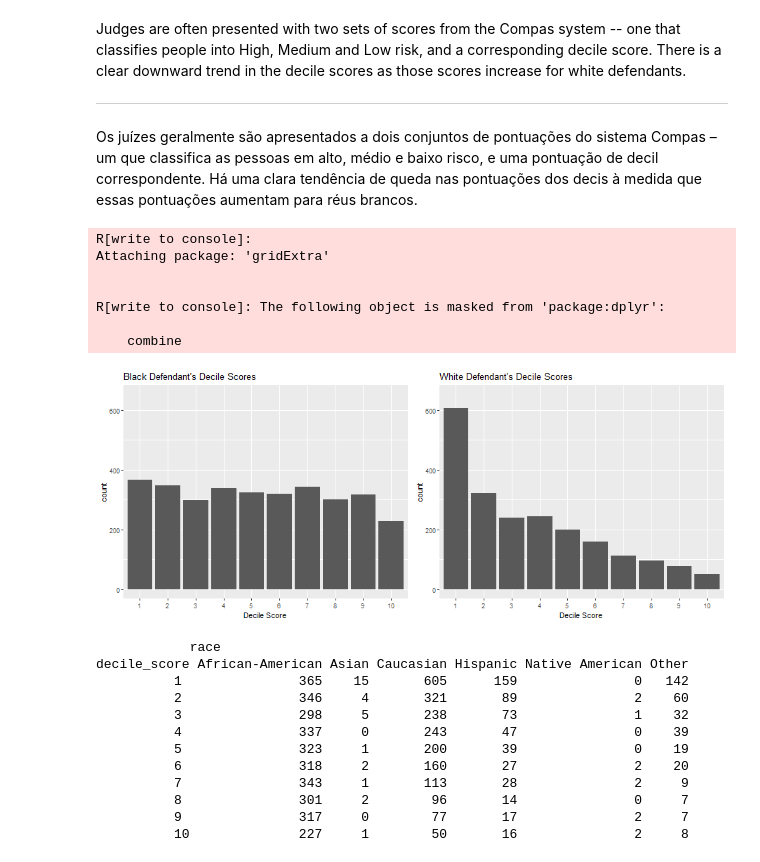
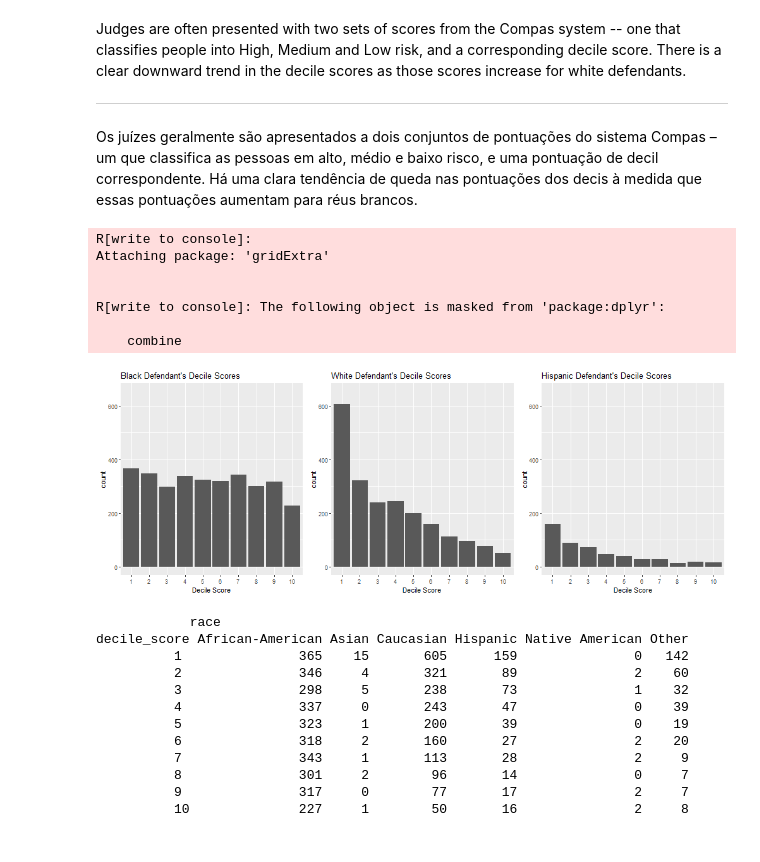
Before and after one commit to rodolfobolconte/fairness-testing, a Jupyter notebook: compas-propublica-analysis/Compas Analysis copy.ipynb, the cells around one changed output. Saved outputs shown, nothing was run; the diff lists cells and outputs as text; code cells hidden in the pictures.

```diff
--- a/compas-propublica-analysis/Compas Analysis copy.ipynb
+++ b/compas-propublica-analysis/Compas Analysis copy.ipynb
@@ -198,26 +218,37 @@ Judges are often presented with two sets of scores from the Compas system -- one
 ---
 Os juízes geralmente são apresentados a dois conjuntos de pontuações do sistema Compas – um que classifica as pessoas em alto, médio e baixo risco, e uma pontuação de decil correspondente. Há uma clara tendência de queda nas pontuações dos decis à medida que essas pontuações aumentam para réus brancos.
 # %%
-%%R -w 900 -h 363 -u px
+%%R -w 1000 -h 363 -u px
 library(grid)
 library(gridExtra)
 pblack <- ggplot(data=filter(df, race =="African-American"), aes(ordered(decile_score))) +
-    geom_bar() + xlab("Decile Score") +
-    ylim(0, 650) + ggtitle("Black Defendant's Decile Scores")
+    geom_bar() +
+    xlab("Decile Score") +
+    ylim(0, 650) +
+    ggtitle("Black Defendant's Decile Scores")
 
 pwhite <- ggplot(data=filter(df, race =="Caucasian"), aes(ordered(decile_score))) +
-    geom_bar() + xlab("Decile Score") +
-    ylim(0, 650) + ggtitle("White Defendant's Decile Scores")
-grid.arrange(pblack, pwhite,  ncol = 2)
+    geom_bar() +
+    xlab("Decile Score") +
+    ylim(0, 650) +
+    ggtitle("White Defendant's Decile Scores")
+
+phisp <- ggplot(data=filter(df, race =="Hispanic"), aes(ordered(decile_score))) +
+    geom_bar() +
+    xlab("Decile Score") +
+    ylim(0, 650) +
+    ggtitle("Hispanic Defendant's Decile Scores")
+
+grid.arrange(pblack, pwhite, phisp,  ncol = 3)
 # %% [output]
 R[write to console]:
 Attaching package: 'gridExtra'
 
 
 R[write to console]: The following object is masked from 'package:dplyr':
 
     combine
-[figure, old version]
+[figure, new version]
 # %%
 %%R
 xtabs(~ decile_score + race, data=df)
```
Also changed, not shown: parts of 20 cells of this notebook, 5 other files.
